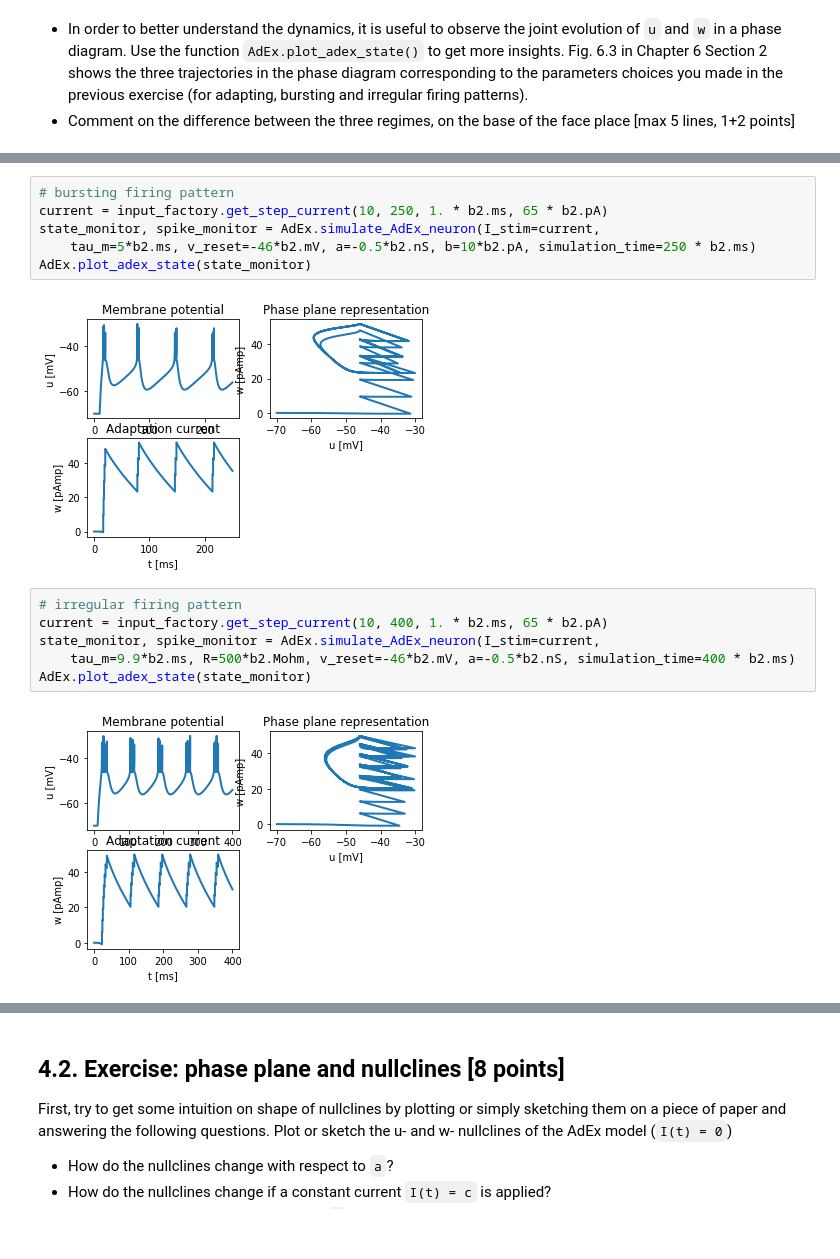
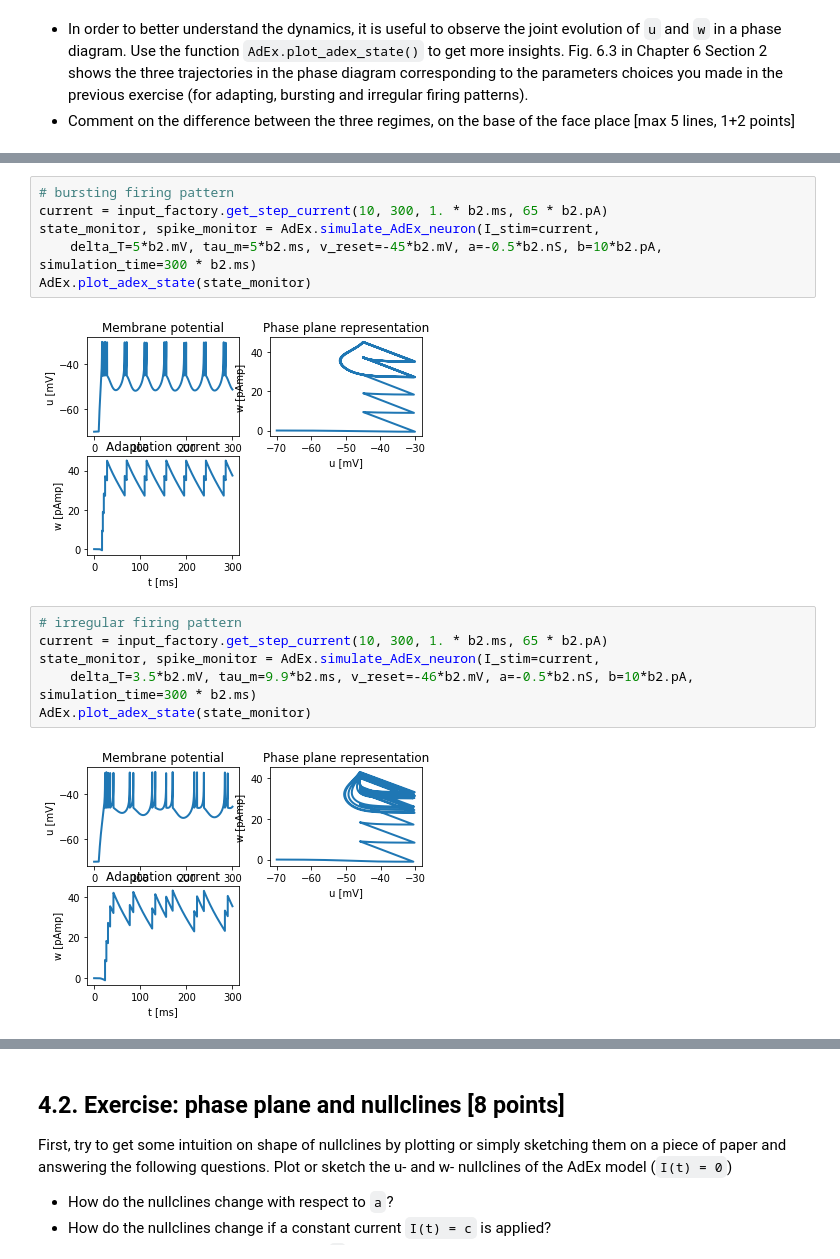
Before and after one commit to marcoabrate/biologicalmodelingofnn, a Jupyter notebook: project1/Ex1_firstName_lastName_000.ipynb, the cells around one changed output, grey strips where cells are left out. Saved outputs shown, nothing was run; the diff lists cells and outputs as text.

```diff
--- a/project1/Ex1_firstName_lastName_000.ipynb
+++ b/project1/Ex1_firstName_lastName_000.ipynb
@@ -326,18 +326,18 @@ AdEx.plot_adex_state(state_monitor)
 # %%
 # bursting firing pattern
-current = input_factory.get_step_current(10, 250, 1. * b2.ms, 65 * b2.pA)
+current = input_factory.get_step_current(10, 300, 1. * b2.ms, 65 * b2.pA)
 state_monitor, spike_monitor = AdEx.simulate_AdEx_neuron(I_stim=current,
-    tau_m=5*b2.ms, v_reset=-46*b2.mV, a=-0.5*b2.nS, b=10*b2.pA, simulation_time=250 * b2.ms)
+    delta_T=5*b2.mV, tau_m=5*b2.ms, v_reset=-45*b2.mV, a=-0.5*b2.nS, b=10*b2.pA, simulation_time=300 * b2.ms)
 AdEx.plot_adex_state(state_monitor)
 # %% [output]
-[figure, old version]
+[figure, new version]
 # %%
 # irregular firing pattern
-current = input_factory.get_step_current(10, 400, 1. * b2.ms, 65 * b2.pA)
+current = input_factory.get_step_current(10, 300, 1. * b2.ms, 65 * b2.pA)
 state_monitor, spike_monitor = AdEx.simulate_AdEx_neuron(I_stim=current,
-    tau_m=9.9*b2.ms, R=500*b2.Mohm, v_reset=-46*b2.mV, a=-0.5*b2.nS, simulation_time=400 * b2.ms)
+    delta_T=3.5*b2.mV, tau_m=9.9*b2.ms, v_reset=-46*b2.mV, a=-0.5*b2.nS, b=10*b2.pA, simulation_time=300 * b2.ms)
 AdEx.plot_adex_state(state_monitor)
 # %% [output]
-[figure, old version]
+[figure, new version]
 # %% [markdown]
 ##### Answer:
```
Also changed, not shown: parts of 5 cells of this notebook.
